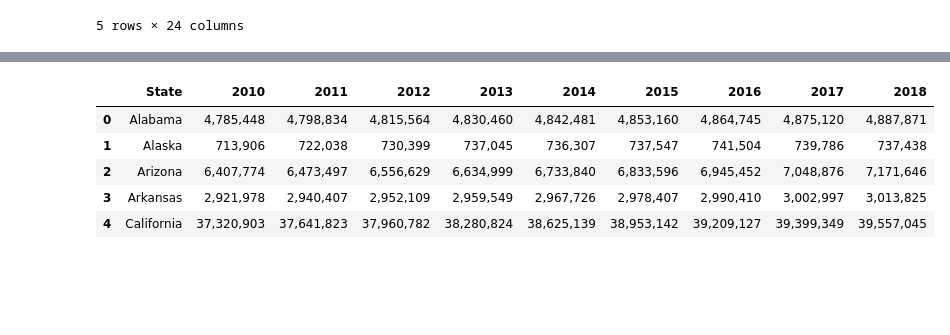
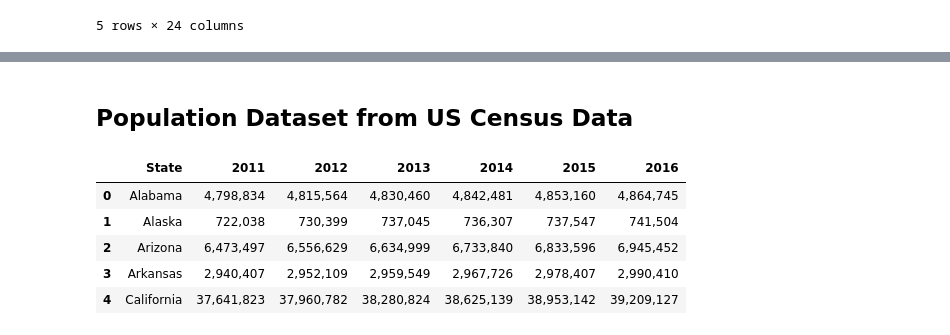
Before and after one commit to rschroer/ETL_Project, a Jupyter notebook: Transform_Data.ipynb, the cells around one changed output, grey strips where cells are left out. Drawn from its saved outputs; the diff is of its cells as text; code cells hidden in the pictures; blank space fills up the shorter version.

```diff
--- a/Transform_Data.ipynb
+++ b/Transform_Data.ipynb
@@ -50,12 +115,19 @@ trimmed_school
+# %% [markdown]
+## Population Dataset from US Census Data
 # %%
+# read the file and skip the first row and the last 7
 pop_file="Resources/state population dataset.csv"
 population=pd.read_csv(pop_file, skiprows=1, skipfooter=7, engine="python")
+
+# MAke the states capital no spaces like school data
 population["State"].replace(to_replace="\.", value="", regex=True, inplace=True)
+# Drop years of data where school data or GDP data is incomplete
+population.drop(columns=['2010', '2017','2018'], inplace=True)
 population.head()
 # %% [output]
-|  | State | 2010 | 2011 | 2012 | 2013 | 2014 | 2015 | 2016 | 2017 | 2018 |
-| 0 | Alabama | 4,785,448 | 4,798,834 | 4,815,564 | 4,830,460 | 4,842,481 | 4,853,160 | 4,864,745 | 4,875,120 | 4,887,871 |
-| 1 | Alaska | 713,906 | 722,038 | 730,399 | 737,045 | 736,307 | 737,547 | 741,504 | 739,786 | 737,438 |
-| 2 | Arizona | 6,407,774 | 6,473,497 | 6,556,629 | 6,634,999 | 6,733,840 | 6,833,596 | 6,945,452 | 7,048,876 | 7,171,646 |
-| 3 | Arkansas | 2,921,978 | 2,940,407 | 2,952,109 | 2,959,549 | 2,967,726 | 2,978,407 | 2,990,410 | 3,002,997 | 3,013,825 |
-| 4 | California | 37,320,903 | 37,641,823 | 37,960,782 | 38,280,824 | 38,625,139 | 38,953,142 | 39,209,127 | 39,399,349 | 39,557,045 |
+|  | State | 2011 | 2012 | 2013 | 2014 | 2015 | 2016 |
+| 0 | Alabama | 4,798,834 | 4,815,564 | 4,830,460 | 4,842,481 | 4,853,160 | 4,864,745 |
+| 1 | Alaska | 722,038 | 730,399 | 737,045 | 736,307 | 737,547 | 741,504 |
+| 2 | Arizona | 6,473,497 | 6,556,629 | 6,634,999 | 6,733,840 | 6,833,596 | 6,945,452 |
+| 3 | Arkansas | 2,940,407 | 2,952,109 | 2,959,549 | 2,967,726 | 2,978,407 | 2,990,410 |
+| 4 | California | 37,641,823 | 37,960,782 | 38,280,824 | 38,625,139 | 38,953,142 | 39,209,127 |
```
Also changed, not shown: parts of 25 cells of this notebook.
